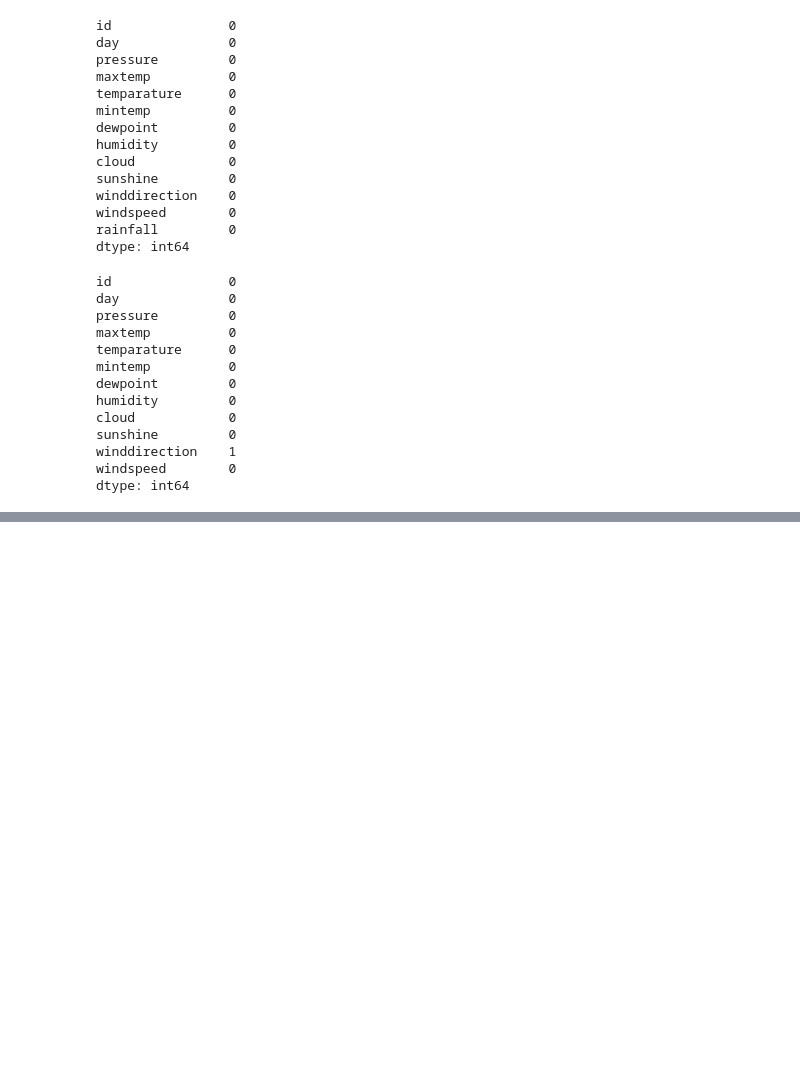
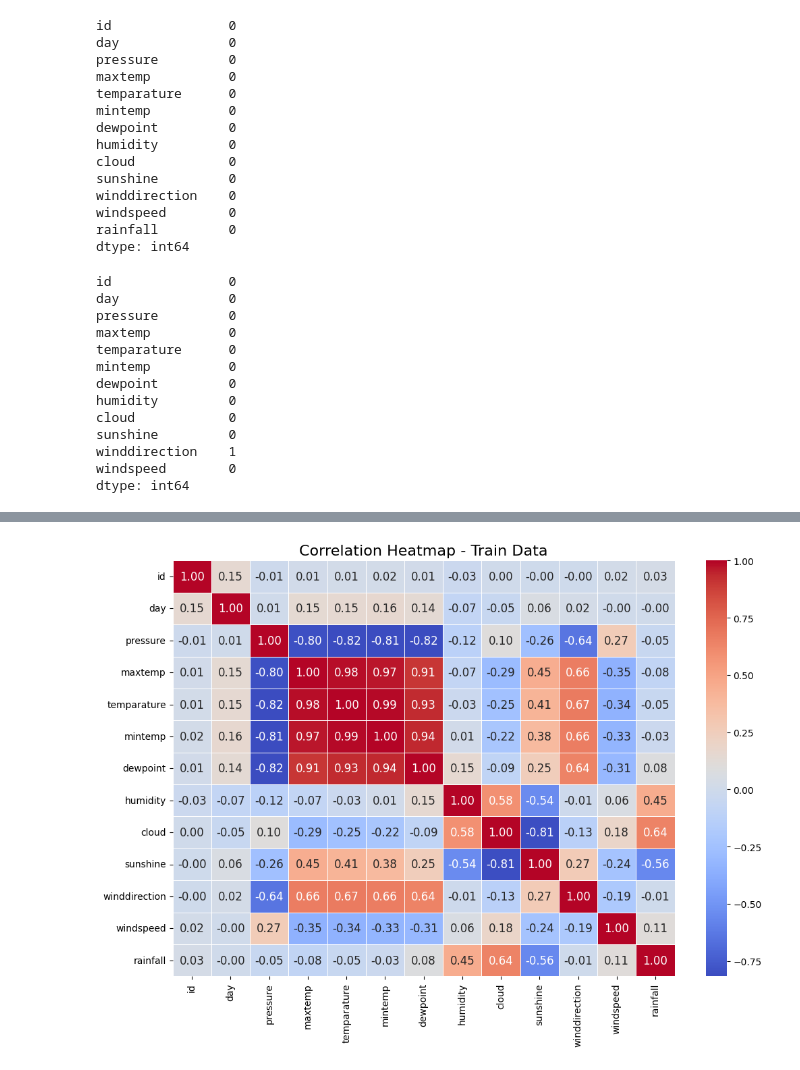
Before and after one commit to karishma-battina/kaggle, a Jupyter notebook: competitions/rainfall-wip.ipynb, the cells around one changed output, grey strips where cells are left out. Cells and saved outputs as stored; diff of their text form; code cells hidden in the pictures; blank space fills up the shorter version.

```diff
--- a/competitions/rainfall-wip.ipynb
+++ b/competitions/rainfall-wip.ipynb
@@ -92,3 +117,17 @@ dtype: int64
 numerical_variables = ['winddirection', 'pressure', 'maxtemp', 'temparature', 'mintemp', 'dewpoint', 'humidity', 'cloud', 'sunshine', 'windspeed']
 target_variable = 'rainfall'
 categorical_variables = []
+# %%
+import matplotlib.pyplot as plt
+import seaborn as sns
+# Correlation heatmap
+def plot_correlation_heatmap(data, title, annot_size=12):
+    plt.figure(figsize=(12, 8))
+    corr_matrix = data.corr()
+    sns.heatmap(corr_matrix, annot=True, annot_kws={"size": annot_size},cmap="coolwarm", fmt=".2f", linewidths=0.5)
+    plt.title(f'Correlation Heatmap - {title}', fontsize=16)
+    plt.show()
+
+plot_correlation_heatmap(train_data, "Train Data")
+# %% [output]
+[figure, added]
```
Also changed, not shown: parts of 5 cells of this notebook.
